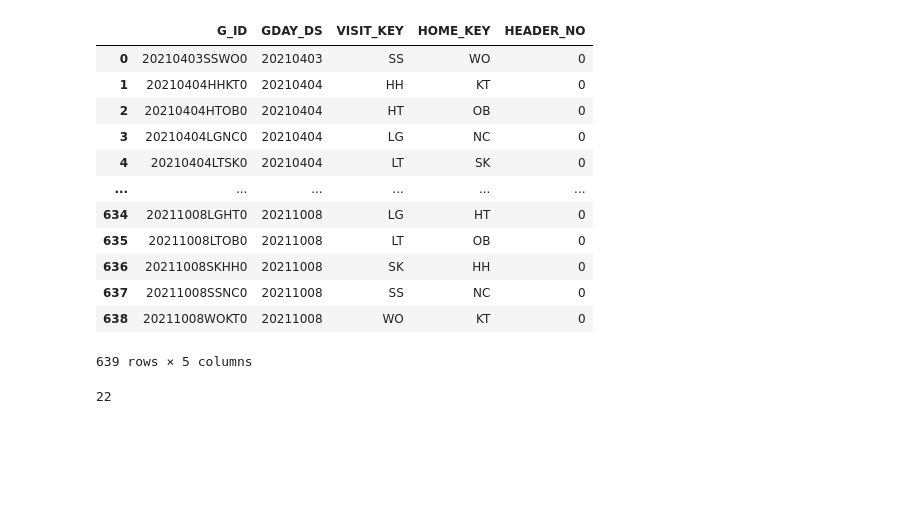
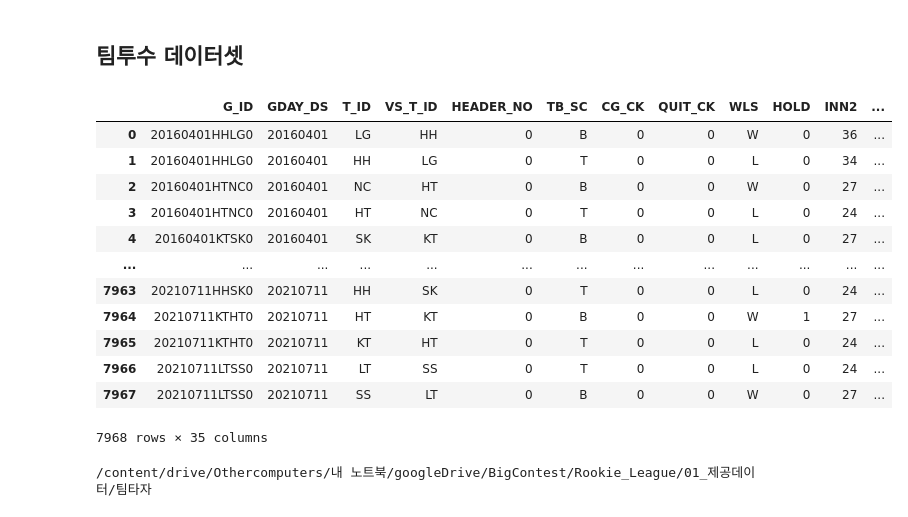
Before and after one commit to DailyPoem/Wise-Saying, a Jupyter notebook: Rookie_League/makeDataset.ipynb, the cells around one changed output. Saved outputs shown, nothing was run; the diff lists cells and outputs as text; code cells hidden in the pictures; blank space fills up the shorter version.

Commit message:
통합 데이터셋 생성

```diff
--- a/Rookie_League/makeDataset.ipynb
+++ b/Rookie_League/makeDataset.ipynb
@@ -138,27 +6,2 @@ Schedule
-# %%
-# 날짜 데이터의 소수점 제거
-Schedule['GDAY_DS'] = Schedule['GDAY_DS'].replace(np.nan, 0)
-Schedule['GDAY_DS'] = Schedule['GDAY_DS'].astype(int)
-Schedule
-# %% [output]
-|  | G_ID | GDAY_DS | VISIT_KEY | HOME_KEY | HEADER_NO |
-| 0 | 20210403SSWO0 | 20210403 | SS | WO | 0 |
-| 1 | 20210404HHKT0 | 20210404 | HH | KT | 0 |
-| 2 | 20210404HTOB0 | 20210404 | HT | OB | 0 |
-| 3 | 20210404LGNC0 | 20210404 | LG | NC | 0 |
-| 4 | 20210404LTSK0 | 20210404 | LT | SK | 0 |
-| ... | ... | ... | ... | ... | ... |
-| 634 | 20211008LGHT0 | 20211008 | LG | HT | 0 |
-| 635 | 20211008LTOB0 | 20211008 | LT | OB | 0 |
-| 636 | 20211008SKHH0 | 20211008 | SK | HH | 0 |
-| 637 | 20211008SSNC0 | 20211008 | SS | NC | 0 |
-| 638 | 20211008WOKT0 | 20211008 | WO | KT | 0 |
-639 rows × 5 columns
-# %%
-count = 0
-for i in range(639) :
-    if Schedule['HEADER_NO'][i] != 0:
-        count += 1
-count
-# %% [output]
-22
+# %% [markdown]
+## 팀투수 데이터셋
@@ -164,0 +10,28 @@ count
+# %%
+pitcher_team_2016 = pd.read_csv('2021 빅콘테스트_데이터분석분야_루키리그_팀투수_2016.csv')
+pitcher_team_2017 = pd.read_csv('2021 빅콘테스트_데이터분석분야_루키리그_팀투수_2017.csv')
+pitcher_team_2018 = pd.read_csv('2021 빅콘테스트_데이터분석분야_루키리그_팀투수_2018.csv')
+pitcher_team_2019 = pd.read_csv('2021 빅콘테스트_데이터분석분야_루키리그_팀투수_2019.csv')
+pitcher_team_2020 = pd.read_csv('2021 빅콘테스트_데이터분석분야_루키리그_팀투수_2020.csv')
+pitcher_team_2021 = pd.read_csv('2021 빅콘테스트_데이터분석분야_루키리그_팀투수_2021.csv')
+# %%
+pitcher_team = pd.concat([pitcher_team_2016, pitcher_team_2017, pitcher_team_2018, pitcher_team_2019, pitcher_team_2020, pitcher_team_2021], ignore_index=True)
+pitcher_team
+# %% [output]
+|  | G_ID | GDAY_DS | T_ID | VS_T_ID | HEADER_NO | TB_SC | CG_CK | QUIT_CK | WLS | HOLD | INN2 | ... |
+| 0 | 20160401HHLG0 | 20160401 | LG | HH | 0 | B | 0 | 0 | W | 0 | 36 | ... |
+| 1 | 20160401HHLG0 | 20160401 | HH | LG | 0 | T | 0 | 0 | L | 0 | 34 | ... |
+| 2 | 20160401HTNC0 | 20160401 | NC | HT | 0 | B | 0 | 0 | W | 0 | 27 | ... |
+| 3 | 20160401HTNC0 | 20160401 | HT | NC | 0 | T | 0 | 0 | L | 0 | 24 | ... |
+| 4 | 20160401KTSK0 | 20160401 | SK | KT | 0 | B | 0 | 0 | L | 0 | 27 | ... |
+| ... | ... | ... | ... | ... | ... | ... | ... | ... | ... | ... | ... | ... |
+| 7963 | 20210711HHSK0 | 20210711 | HH | SK | 0 | T | 0 | 0 | L | 0 | 24 | ... |
+| 7964 | 20210711KTHT0 | 20210711 | HT | KT | 0 | B | 0 | 0 | W | 1 | 27 | ... |
+| 7965 | 20210711KTHT0 | 20210711 | KT | HT | 0 | T | 0 | 0 | L | 0 | 24 | ... |
+| 7966 | 20210711LTSS0 | 20210711 | LT | SS | 0 | T | 0 | 0 | L | 0 | 24 | ... |
+| 7967 | 20210711LTSS0 | 20210711 | SS | LT | 0 | B | 0 | 0 | W | 0 | 27 | ... |
+7968 rows × 35 columns
+# %%
+cd ../팀타자
+# %% [output]
+/content/drive/Othercomputers/내 노트북/googleDrive/BigContest/Rookie_League/01_제공데이터/팀타자
```
Also changed, not shown: parts of 27 cells of this notebook, 5 other files.
